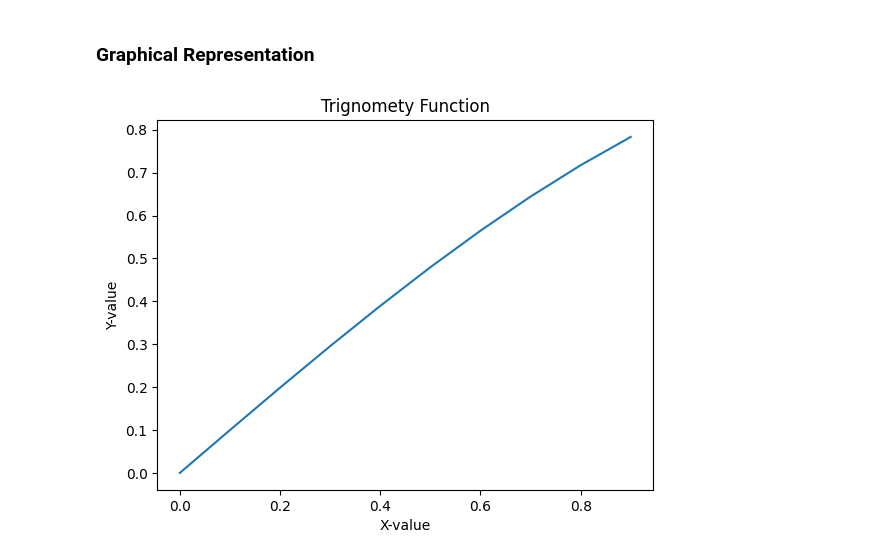
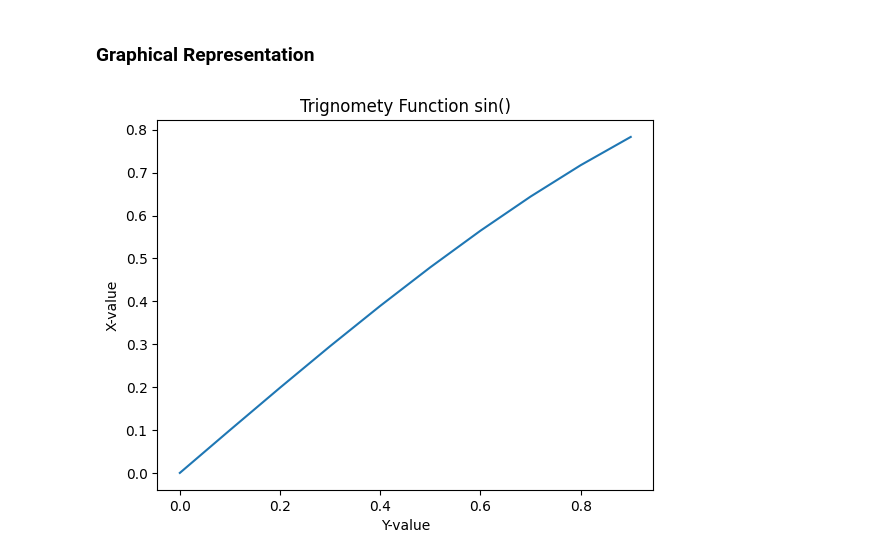
Before and after one commit to BasitAli164/Semester-Stash, a Jupyter notebook: Semester-6/DIP/assignmentPractice/Lab3/lab3.ipynb, the cells around one changed output. Cells and saved outputs as stored; diff of their text form; code cells hidden in the pictures.

```diff
--- a/Semester-6/DIP/assignmentPractice/Lab3/lab3.ipynb
+++ b/Semester-6/DIP/assignmentPractice/Lab3/lab3.ipynb
@@ -198,10 +199,10 @@ Y is: [0.         0.09983342 0.19866933 0.29552021 0.38941834 0.47942554
 ### Graphical Representation
 # %%
 plt.plot(x,y)
-plt.title("Trignomety Function")
-plt.xlabel("X-value")
-plt.ylabel("Y-value")
+plt.title("Trignomety Function sin()")
+plt.xlabel("Y-value")
+plt.ylabel("X-value")
 plt.grid=False
 plt.show()
 # %% [output]
-[figure, old version]
+[figure, new version]
```
Also changed, not shown: parts of 2 cells of this notebook.
